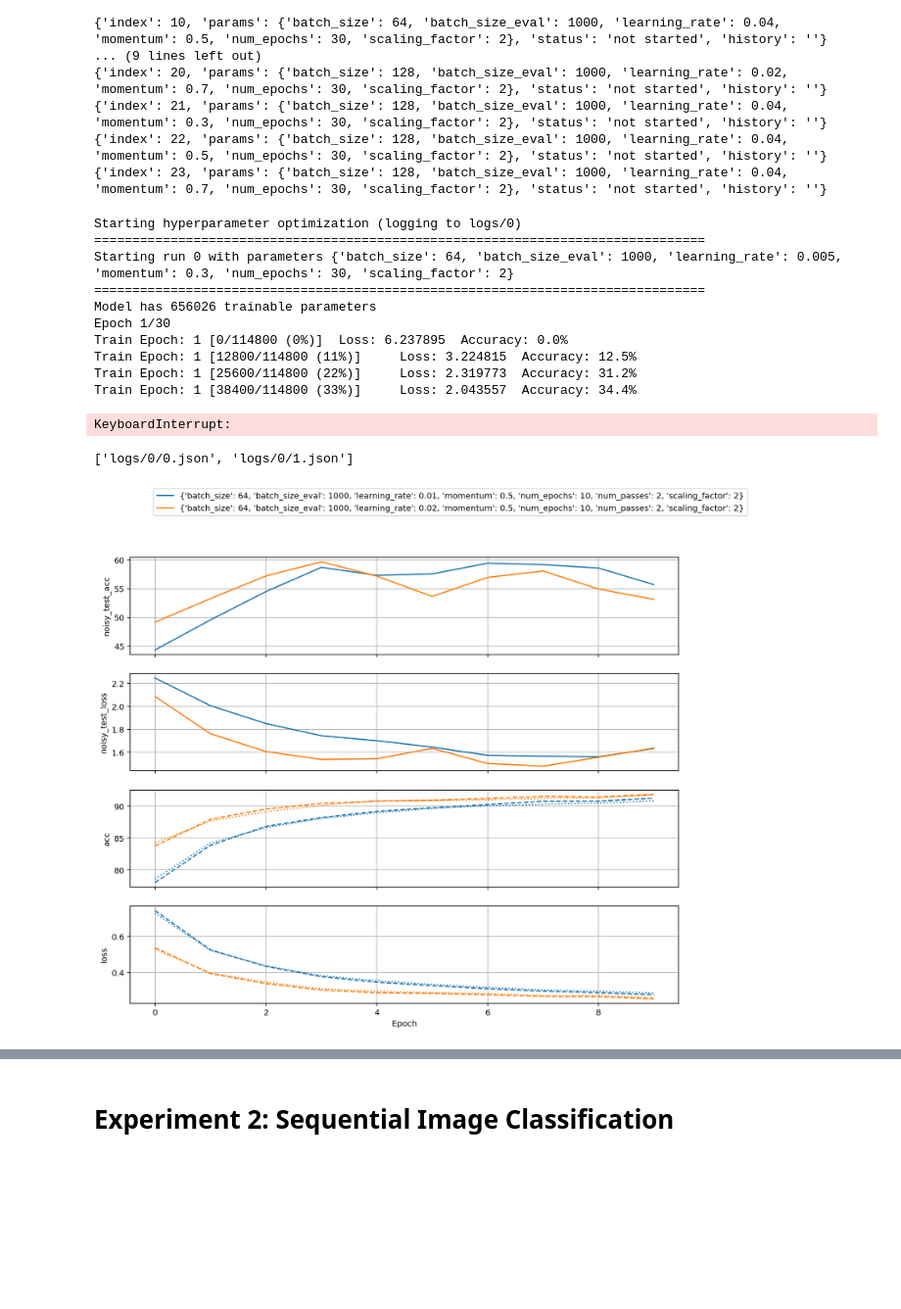
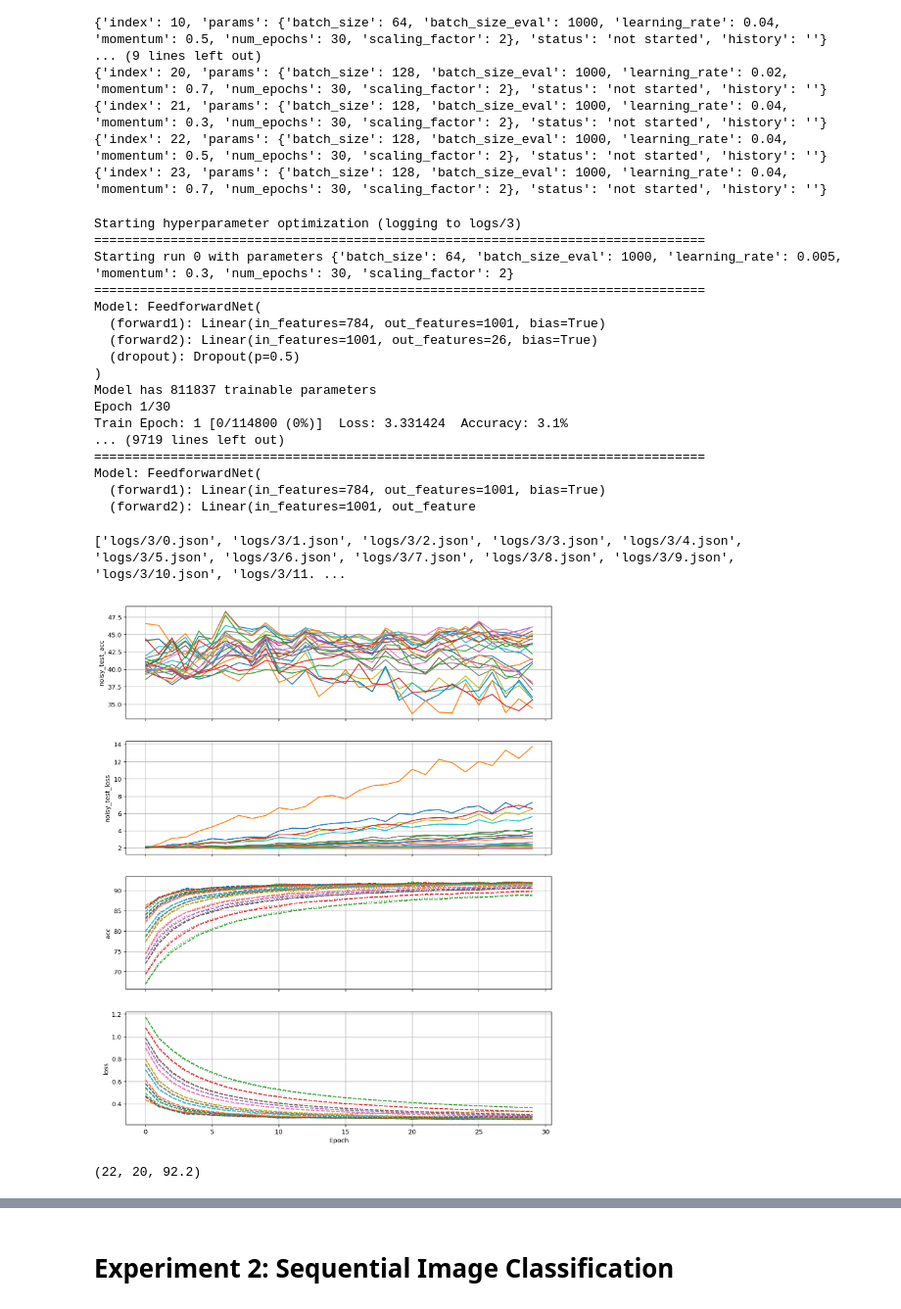
Before and after one commit to jrieke/feedback-nns, a Jupyter notebook: feedback_connections.ipynb, the cells around one changed output, grey strips where cells are left out. Shown at 98% size. Drawn from its saved outputs; the diff is of its cells as text; code cells hidden in the pictures; blank space fills up the shorter version.

Commit message:
Final experiments, added figures

```diff
--- a/feedback_connections.ipynb
+++ b/feedback_connections.ipynb
@@ -38,8 +38,10 @@ def run_image_classification_experiment(params, name=None, history=None):
                                                     shuffle=False, **kwargs)
 
     # Load model and optimizer.
+    #global model
     model = models.FeedforwardNet(num_hidden=500).to(device)
-    #model = models.FeedbackNet(num_passes=params['num_passes']).to(device)
+    #model = models.FeedbackNet(alpha=params['alpha'], num_passes=params['num_passes']).to(device)
+    print('Model:', model)
     print('Model has', utils.count_parameters(model), 'trainable parameters')
     optimizer = optim.SGD(model.parameters(), lr=params['learning_rate'], momentum=params['momentum'])
 
@@ -65,4 +67,6 @@ def run_image_classification_experiment(params, name=None, history=None):
             history.log('test_acc', test_acc)
             history.log('noisy_test_loss', noisy_test_loss)
             history.log('noisy_test_acc', noisy_test_acc)
+
+    return model
 # %%
@@ -77,7 +95,7 @@ KeyboardInterrupt:
 # %% [markdown]
 ## Hyperopt
 # %%
-log_dir = 'logs/0'
+log_dir = 'logs/3'
 
 param_grid = {'batch_size': [64, 128],
               'batch_size_eval': [1000],
@@ -85,7 +103,8 @@ param_grid = {'batch_size': [64, 128],
               'learning_rate': [0.005, 0.01, 0.02, 0.04],
               'momentum': [0.3, 0.5, 0.7],
               'scaling_factor': [2]}#,
-              #'num_passes': [2]}
+              #'num_passes': [2],
+              #'alpha': [0.3, 0.5, 0.7]}
 
 grid_search = utils.GridSearch(log_dir, param_grid)
 grid_search
@@ -110,19 +129,29 @@ GridSearch with 24 jobs:
 # %%
 grid_search.run(run_image_classification_experiment)
 # %% [output]
-Starting hyperparameter optimization (logging to logs/0)
+Starting hyperparameter optimization (logging to logs/3)
 ================================================================================
 Starting run 0 with parameters {'batch_size': 64, 'batch_size_eval': 1000, 'learning_rate': 0.005, 'momentum': 0.3, 'num_epochs': 30, 'scaling_factor': 2}
 ================================================================================
-Model has 656026 trainable parameters
+Model: FeedforwardNet(
+  (forward1): Linear(in_features=784, out_features=1001, bias=True)
+  (forward2): Linear(in_features=1001, out_features=26, bias=True)
+  (dropout): Dropout(p=0.5)
+)
+Model has 811837 trainable parameters
 Epoch 1/30
-Train Epoch: 1 [0/114800 (0%)]  Loss: 6.237895  Accuracy: 0.0%
-Train Epoch: 1 [12800/114800 (11%)]     Loss: 3.224815  Accuracy: 12.5%
-Train Epoch: 1 [25600/114800 (22%)]     Loss: 2.319773  Accuracy: 31.2%
-Train Epoch: 1 [38400/114800 (33%)]     Loss: 2.043557  Accuracy: 34.4%
+Train Epoch: 1 [0/114800 (0%)]  Loss: 3.331424  Accuracy: 3.1%
+... (9719 lines left out)
+================================================================================
+Model: FeedforwardNet(
+  (forward1): Linear(in_features=784, out_features=1001, bias=True)
+  (forward2): Linear(in_features=1001, out_feature
-KeyboardInterrupt:
 # %%
-grid_search.plot(figsize=(12, 10))
+grid_search.plot(figsize=(12, 15), legend=False)
 # %% [output]
-['logs/0/0.json', 'logs/0/1.json']
+['logs/3/0.json', 'logs/3/1.json', 'logs/3/2.json', 'logs/3/3.json', 'logs/3/4.json', 'logs/3/5.json', 'logs/3/6.json', 'logs/3/7.json', 'logs/3/8.json', 'logs/3/9.json', 'logs/3/10.json', 'logs/3/11. ...
-[figure, old version]
+[figure, new version]
+# %%
+grid_search.get_best_value('val_acc')
+# %% [output]
+(22, 20, 92.2)
```
Also changed, not shown: parts of 32 cells of this notebook, 12 other files.
